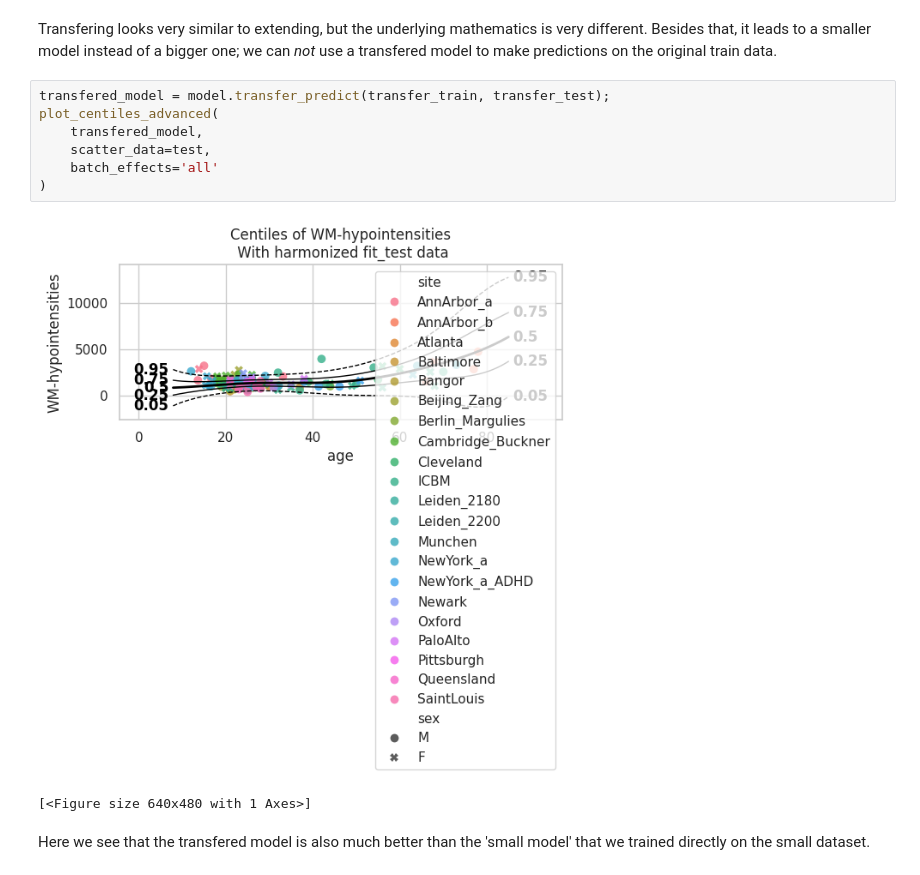
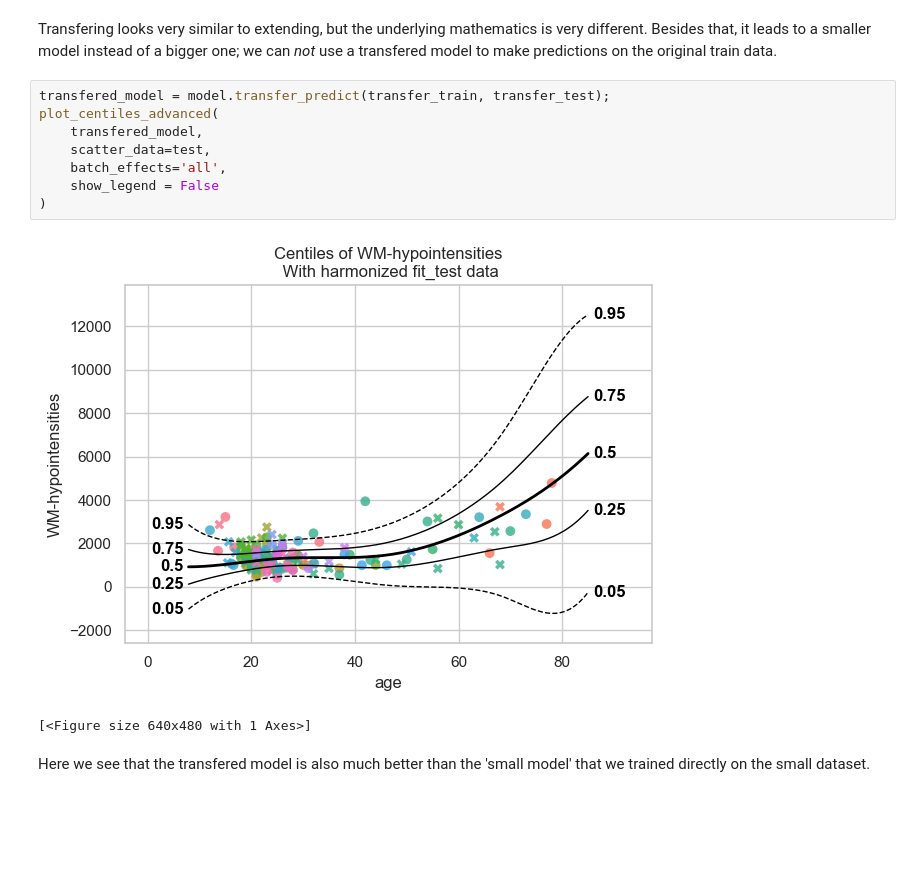
Before and after one commit to predictive-clinical-neuroscience/PCNtoolkit, a Jupyter notebook: examples/06_transfer_extend.ipynb, the cells around one changed output. Saved outputs shown, nothing was run; the diff lists cells and outputs as text; blank space fills up the shorter version.

```diff
--- a/examples/06_transfer_extend.ipynb
+++ b/examples/06_transfer_extend.ipynb
@@ -227,12 +229,13 @@ Transfering looks very similar to extending, but the underlying mathematics is v
 # %%
 transfered_model = model.transfer_predict(transfer_train, transfer_test);
 plot_centiles_advanced(
     transfered_model,
     scatter_data=test,
-    batch_effects='all'
+    batch_effects='all',
+    show_legend = False
 )
 # %% [output]
-[figure, old version]
+[figure, new version]
 [<Figure size 640x480 with 1 Axes>]
 # %% [markdown]
 Here we see that the transfered model is also much better than the 'small model' that we trained directly on the small dataset.
```
Also changed, not shown: parts of 4 cells of this notebook.
